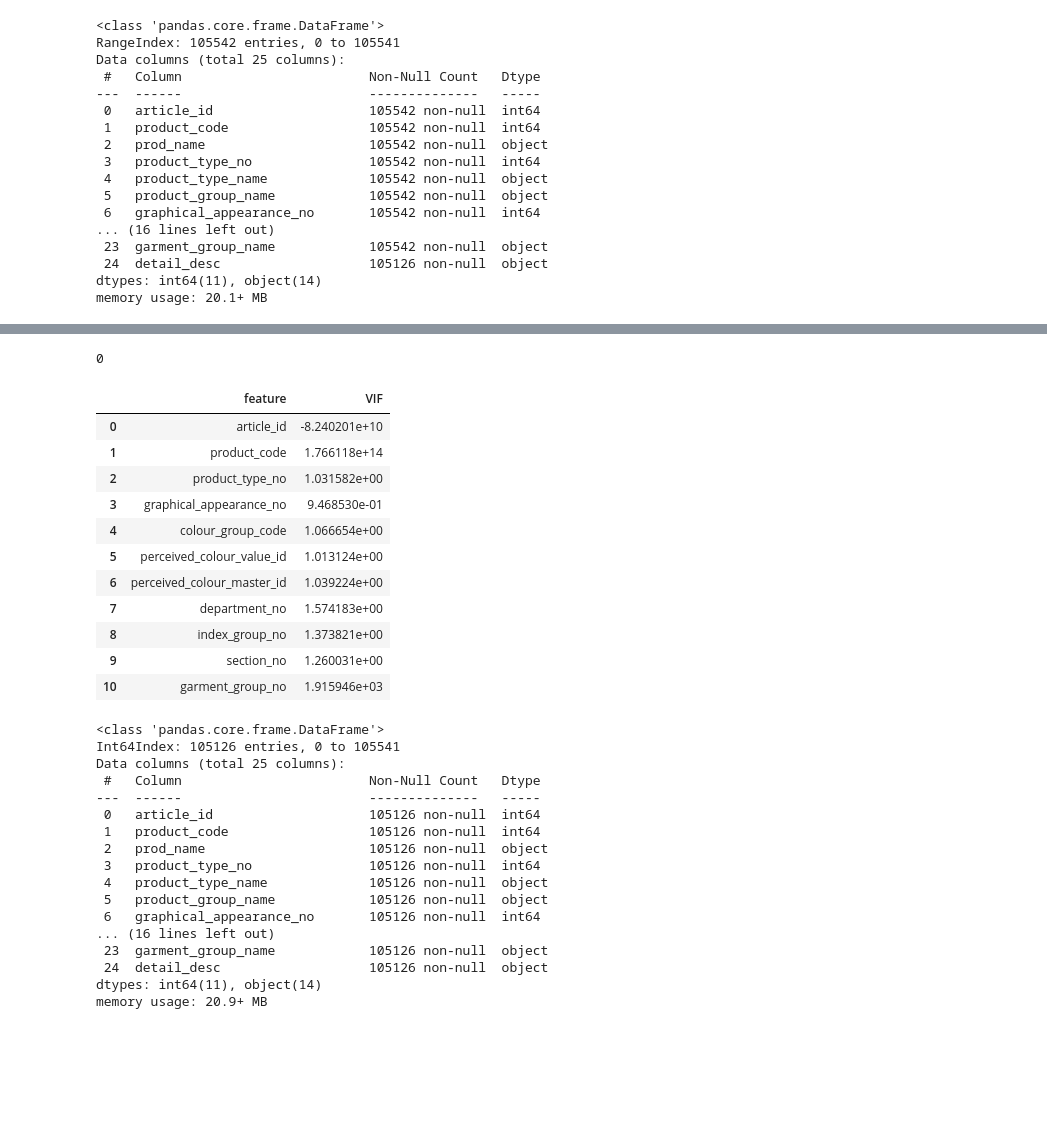
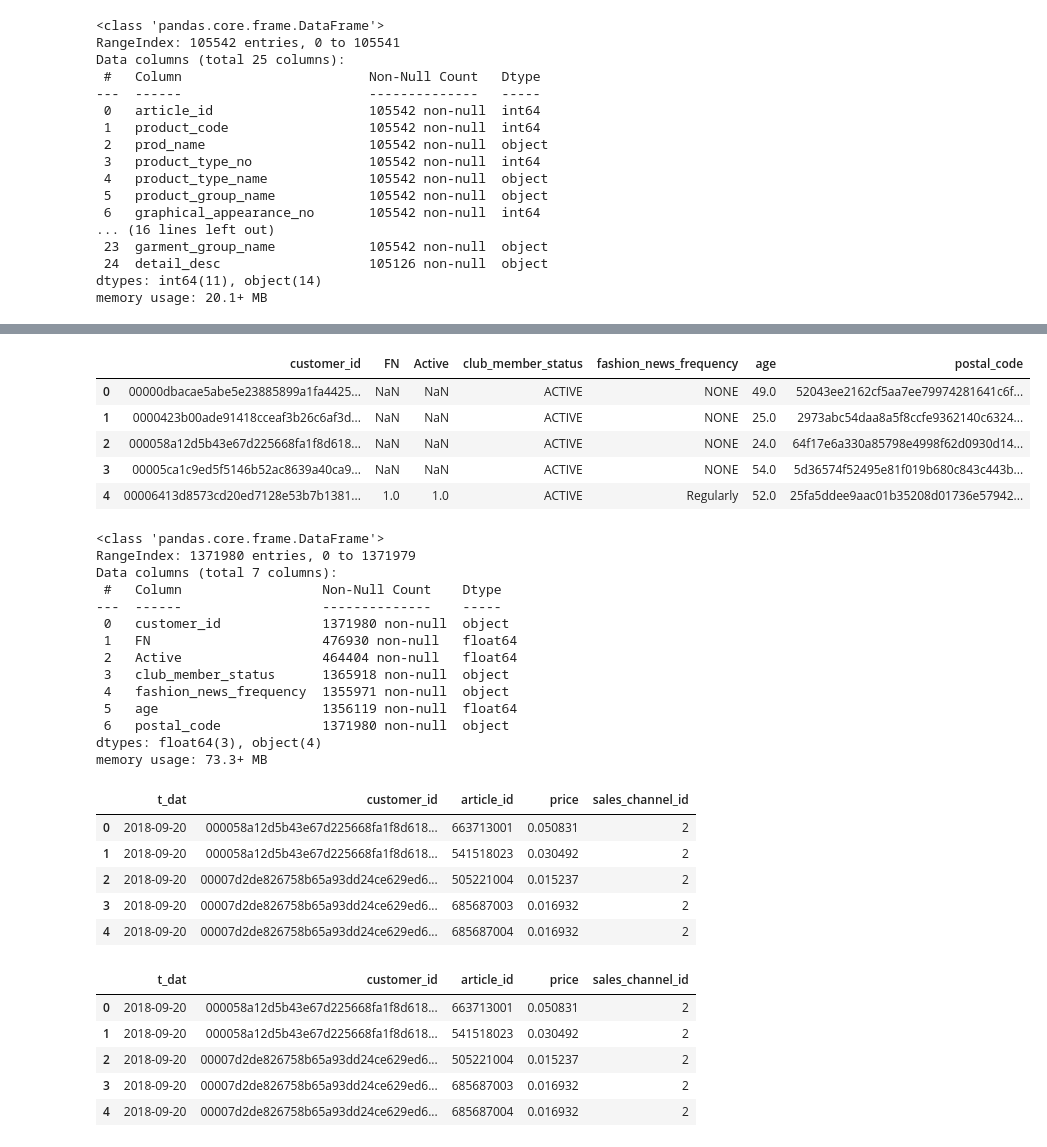
Before and after one commit to prajwalmani/H-M-Personalized-Fashion-Recommendations, a Jupyter notebook: h_m_prajwal.ipynb, the cells around one changed output, grey strips where cells are left out. Saved outputs shown, nothing was run; the diff lists cells and outputs as text; code cells hidden in the pictures; blank space fills up the shorter version.

```diff
--- a/h_m_prajwal.ipynb
+++ b/h_m_prajwal.ipynb
@@ -61,4 +39,0 @@ df=df.dropna()
-# %%
-df.isna().all().sum()
-# %% [output]
-0
@@ -71,35 +40,44 @@ vif_data["VIF"] = [variance_inflation_factor(df1.values, i) for i in range(len(d
-# %%
-vif_data
-# %% [output]
-|  | feature | VIF |
-| 0 | article_id | -8.240201e+10 |
-| 1 | product_code | 1.766118e+14 |
-| 2 | product_type_no | 1.031582e+00 |
-| 3 | graphical_appearance_no | 9.468530e-01 |
-| 4 | colour_group_code | 1.066654e+00 |
-| 5 | perceived_colour_value_id | 1.013124e+00 |
-| 6 | perceived_colour_master_id | 1.039224e+00 |
-| 7 | department_no | 1.574183e+00 |
-| 8 | index_group_no | 1.373821e+00 |
-| 9 | section_no | 1.260031e+00 |
-| 10 | garment_group_no | 1.915946e+03 |
+# %%
+customers_df.head()
+# %% [output]
+|  | customer_id | FN | Active | club_member_status | fashion_news_frequency | age | postal_code |
+| 0 | 00000dbacae5abe5e23885899a1fa4425... | NaN | NaN | ACTIVE | NONE | 49.0 | 52043ee2162cf5aa7ee79974281641c6f... |
+| 1 | 0000423b00ade91418cceaf3b26c6af3d... | NaN | NaN | ACTIVE | NONE | 25.0 | 2973abc54daa8a5f8ccfe9362140c6324... |
+| 2 | 000058a12d5b43e67d225668fa1f8d618... | NaN | NaN | ACTIVE | NONE | 24.0 | 64f17e6a330a85798e4998f62d0930d14... |
+| 3 | 00005ca1c9ed5f5146b52ac8639a40ca9... | NaN | NaN | ACTIVE | NONE | 54.0 | 5d36574f52495e81f019b680c843c443b... |
+| 4 | 00006413d8573cd20ed7128e53b7b1381... | 1.0 | 1.0 | ACTIVE | Regularly | 52.0 | 25fa5ddee9aac01b35208d01736e57942... |
 # %%
-df.info()
+customers_df.info()
 # %% [output]
 <class 'pandas.core.frame.DataFrame'>
-Int64Index: 105126 entries, 0 to 105541
-Data columns (total 25 columns):
- #   Column                        Non-Null Count   Dtype
----  ------                        --------------   -----
- 0   article_id                    105126 non-null  int64
- 1   product_code                  105126 non-null  int64
- 2   prod_name                     105126 non-null  object
- 3   product_type_no               105126 non-null  int64
- 4   product_type_name             105126 non-null  object
- 5   product_group_name            105126 non-null  object
- 6   graphical_appearance_no       105126 non-null  int64
-... (16 lines left out)
- 23  garment_group_name            105126 non-null  object
- 24  detail_desc                   105126 non-null  object
-dtypes: int64(11), object(14)
-memory usage: 20.9+ MB
+RangeIndex: 1371980 entries, 0 to 1371979
+Data columns (total 7 columns):
+ #   Column                  Non-Null Count    Dtype
+---  ------                  --------------    -----
+ 0   customer_id             1371980 non-null  object
+ 1   FN                      476930 non-null   float64
+ 2   Active                  464404 non-null   float64
+ 3   club_member_status      1365918 non-null  object
+ 4   fashion_news_frequency  1355971 non-null  object
+ 5   age                     1356119 non-null  float64
+ 6   postal_code             1371980 non-null  object
+dtypes: float64(3), object(4)
+memory usage: 73.3+ MB
+# %%
+transcations_df.head()
+# %% [output]
+|  | t_dat | customer_id | article_id | price | sales_channel_id |
+| 0 | 2018-09-20 | 000058a12d5b43e67d225668fa1f8d618... | 663713001 | 0.050831 | 2 |
+| 1 | 2018-09-20 | 000058a12d5b43e67d225668fa1f8d618... | 541518023 | 0.030492 | 2 |
+| 2 | 2018-09-20 | 00007d2de826758b65a93dd24ce629ed6... | 505221004 | 0.015237 | 2 |
+| 3 | 2018-09-20 | 00007d2de826758b65a93dd24ce629ed6... | 685687003 | 0.016932 | 2 |
+| 4 | 2018-09-20 | 00007d2de826758b65a93dd24ce629ed6... | 685687004 | 0.016932 | 2 |
+# %%
+transcations_df.head()
+# %% [output]
+|  | t_dat | customer_id | article_id | price | sales_channel_id |
+| 0 | 2018-09-20 | 000058a12d5b43e67d225668fa1f8d618... | 663713001 | 0.050831 | 2 |
+| 1 | 2018-09-20 | 000058a12d5b43e67d225668fa1f8d618... | 541518023 | 0.030492 | 2 |
+| 2 | 2018-09-20 | 00007d2de826758b65a93dd24ce629ed6... | 505221004 | 0.015237 | 2 |
+| 3 | 2018-09-20 | 00007d2de826758b65a93dd24ce629ed6... | 685687003 | 0.016932 | 2 |
+| 4 | 2018-09-20 | 00007d2de826758b65a93dd24ce629ed6... | 685687004 | 0.016932 | 2 |
```
Also changed, not shown: parts of 20 cells of this notebook.
